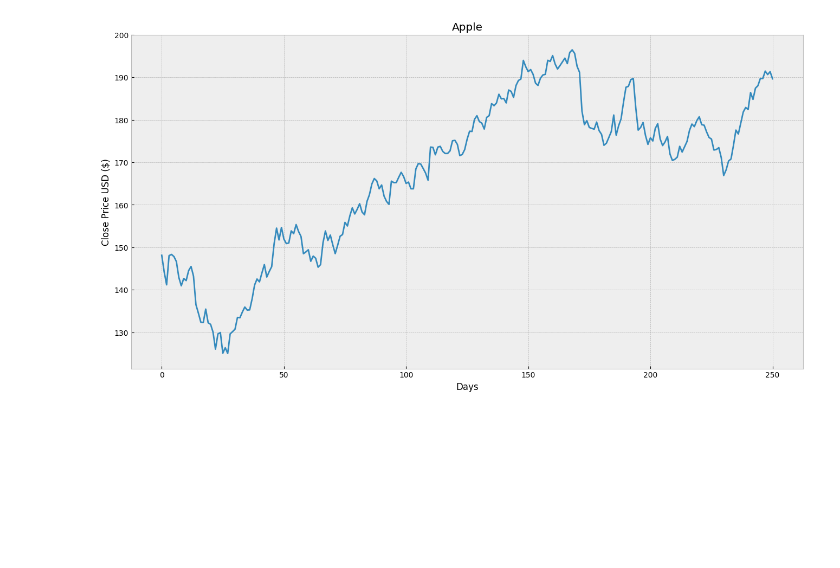
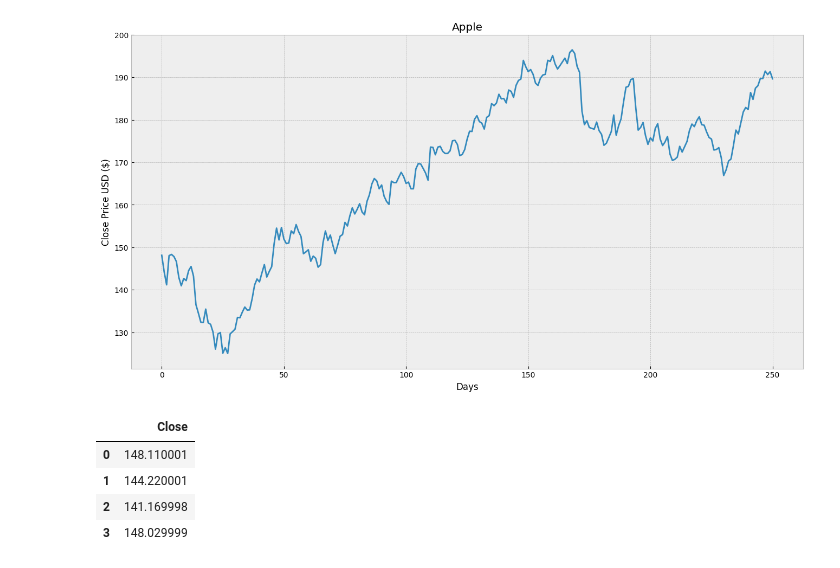
Before and after one commit to BIGGUARDWADE/Python-Stocks-, a Jupyter notebook: PythonProjectFinal.ipynb, the cells around one changed output. Cells and saved outputs as stored; diff of their text form; code cells hidden in the pictures; blank space fills up the shorter version.

```diff
--- a/PythonProjectFinal.ipynb
+++ b/PythonProjectFinal.ipynb
@@ -43,3 +43,13 @@ plt.show
 # %% [output]
 <function matplotlib.pyplot.show(close=None, block=None)>
 [figure]
+# %%
+#Get the close price
+df = df[['Close']]
+df.head(4) #Prints the first 4 rows
+# %% [output]
+|  | Close |
+| 0 | 148.110001 |
+| 1 | 144.220001 |
+| 2 | 141.169998 |
+| 3 | 148.029999 |
```
Also changed, not shown: parts of 2 cells of this notebook.
